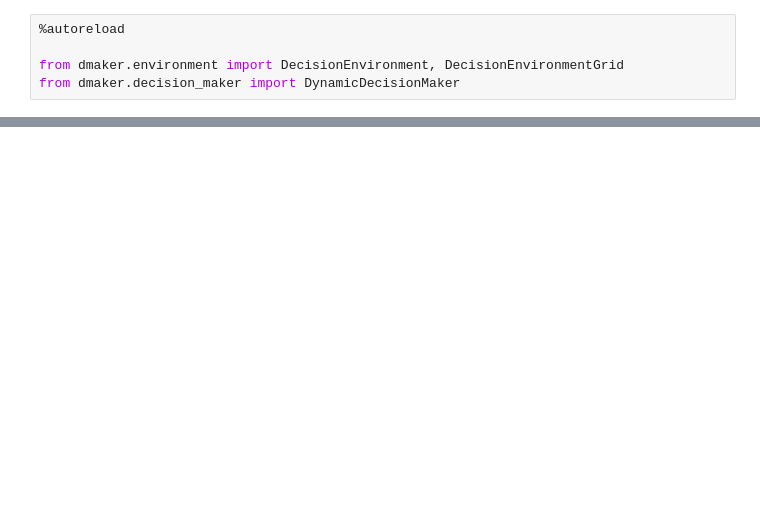
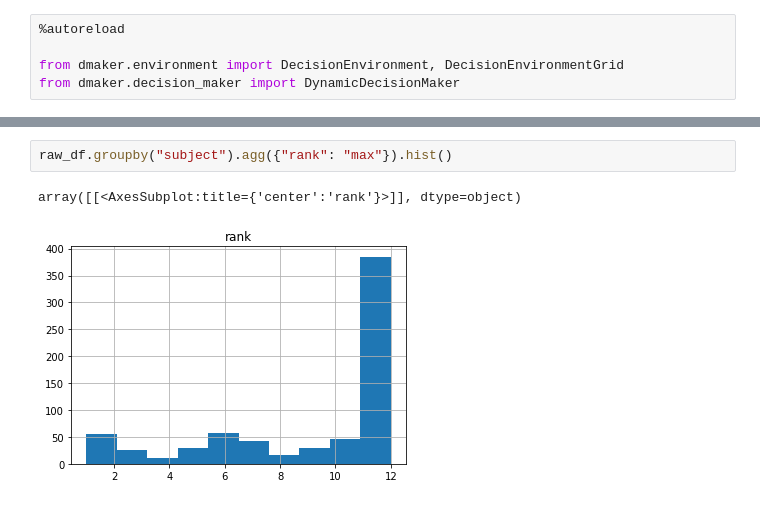
Before and after one commit to jonasalexander/thesis, a Jupyter notebook: simulation/generate-data.ipynb, the cells around one changed output, grey strips where cells are left out. Cells and saved outputs as stored; diff of their text form; blank space fills up the shorter version.

```diff
--- a/simulation/generate-data.ipynb
+++ b/simulation/generate-data.ipynb
@@ -78,0 +91,5 @@ dm = DynamicDecisionMaker(env=env, num_samples=1000, cost_eval=0.2)
+# %%
+raw_df.groupby("subject").agg({"rank": "max"}).hist()
+# %% [output]
+array([[<AxesSubplot:title={'center':'rank'}>]], dtype=object)
+[figure, added]
```
Also changed, not shown: parts of 10 cells of this notebook.
